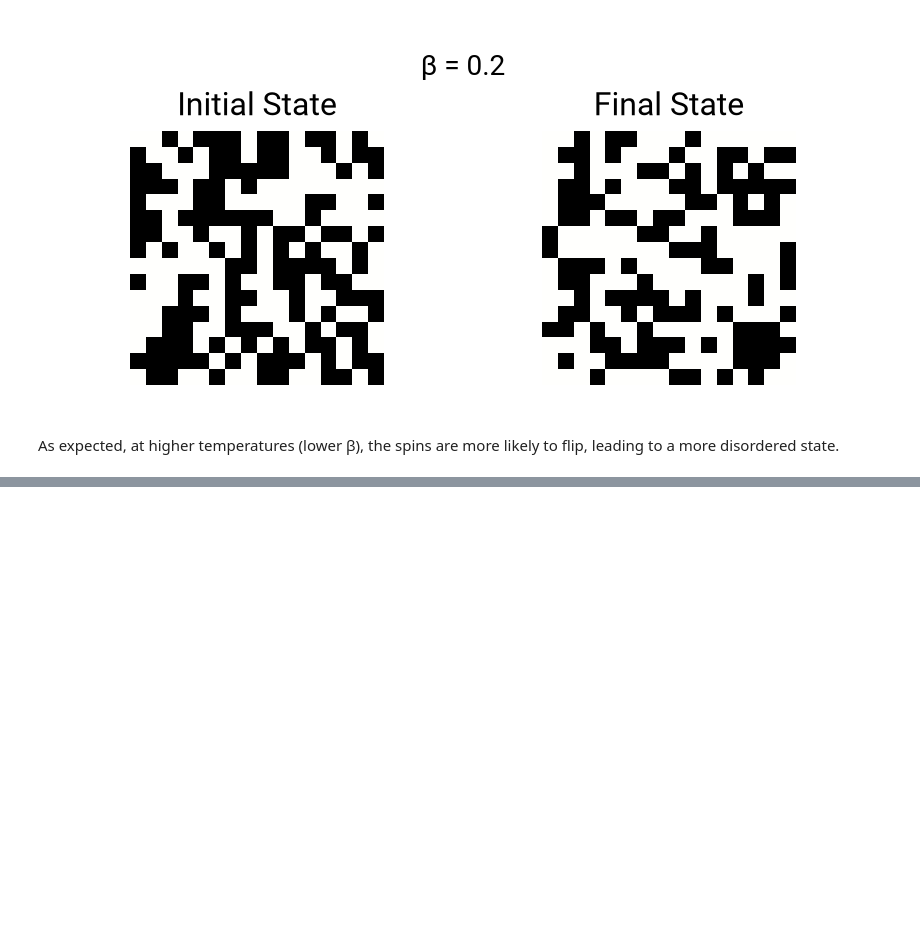
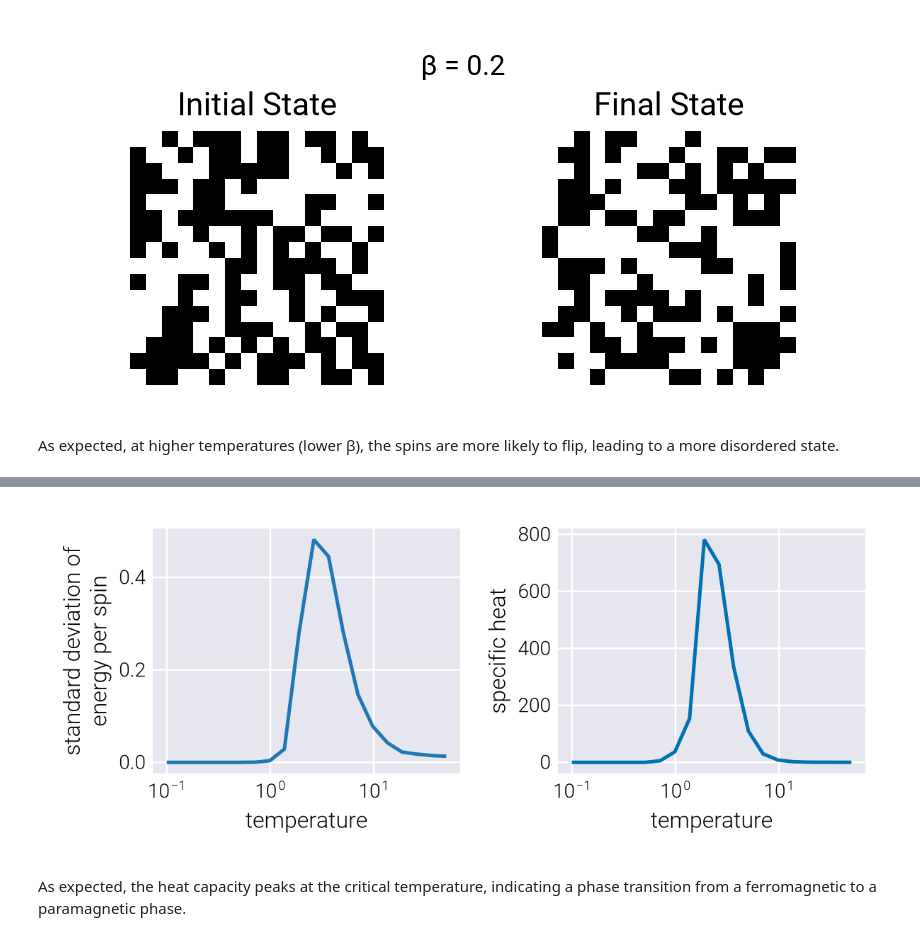
Before and after one commit to mrazomej/active_inference_tutorials, a Jupyter notebook: code/exploratory/ising_model_sim.ipynb, the cells around one changed output, grey strips where cells are left out. Drawn from its saved outputs; the diff is of its cells as text; code cells hidden in the pictures; blank space fills up the shorter version.

Commit message:
showed phase transition in Ising model

```diff
--- a/code/exploratory/ising_model_sim.ipynb
+++ b/code/exploratory/ising_model_sim.ipynb
@@ -478,0 +725,45 @@ As expected, at higher temperatures (lower β), the spins are more likely to fli
+# %%
+# Initialize figure
+fig = Figure(size=(600, 250))
+
+# Add axis for standard deviation of energy plot
+ax1 = Axis(
+    fig[1, 1],
+    xlabel="temperature",
+    ylabel="standard deviation of\nenergy per spin",
+    xscale=log10,
+    aspect=AxisAspect(1.25)
+)
+
+# Plot std in energy per spin
+lines!(
+    ax1,
+    df_en.T,
+    df_en.energy_std ./ length(x_init),
+    linewidth=2.5,
+    color=ColorSchemes.Paired_10[2],
+)
+
+# Add axis for specific heat plot
+ax2 = Axis(
+    fig[1, 2],
+    xlabel="temperature",
+    ylabel="specific heat",
+    xscale=log10,
+    aspect=AxisAspect(1.25)
+)
+
+# Plot specific heat
+lines!(
+    ax2,
+    df_en.T,
+    df_en.energy_std ./ df_en.T .^ 2,
+    linewidth=2.5,
+)
+
+fig
+# %% [output]
+[figure, added]
+# %% [markdown]
+As expected, the heat capacity peaks at the critical temperature, indicating a
+phase transition from a ferromagnetic to a paramagnetic phase.
```
Also changed, not shown: parts of 16 cells of this notebook.
